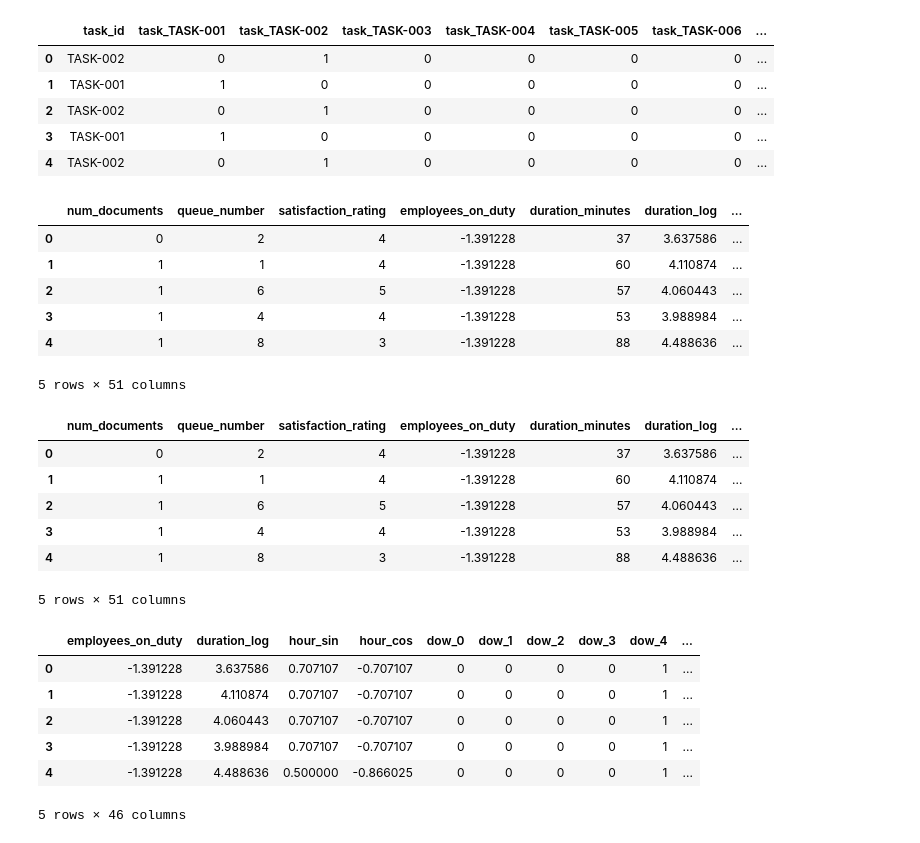
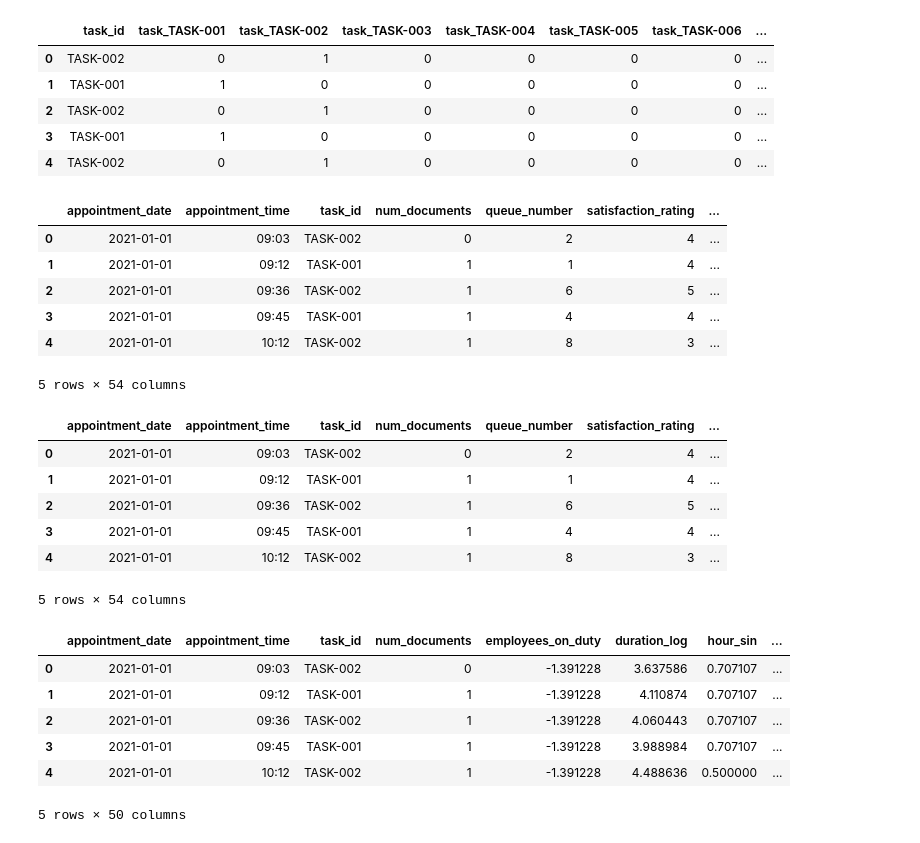
Before and after one commit to nithilanimraka/predict_smartgov_ml, a Jupyter notebook: feature_encoding.ipynb, the cells around one changed output. Drawn from its saved outputs; the diff is of its cells as text; code cells hidden in the pictures.

Commit message:
changes to get time series accuracy r2

```diff
--- a/feature_encoding.ipynb
+++ b/feature_encoding.ipynb
@@ -287,37 +441,37 @@ df.filter(regex=r'^task_').head()
 | 3 | TASK-001 | 1 | 0 | 0 | 0 | 0 | 0 | ... |
 | 4 | TASK-002 | 0 | 1 | 0 | 0 | 0 | 0 | ... |
 # %%
-df_encoded= df.drop(columns=["task_id", "booking_date", "appointment_date", "appointment_time", "appointment_date_parsed"])
+df_encoded= df.drop(columns=["booking_date", "appointment_date_parsed"])
 df_encoded.head()
 # %% [output]
-|  | num_documents | queue_number | satisfaction_rating | employees_on_duty | duration_minutes | duration_log | ... |
-| 0 | 0 | 2 | 4 | -1.391228 | 37 | 3.637586 | ... |
-| 1 | 1 | 1 | 4 | -1.391228 | 60 | 4.110874 | ... |
-| 2 | 1 | 6 | 5 | -1.391228 | 57 | 4.060443 | ... |
-| 3 | 1 | 4 | 4 | -1.391228 | 53 | 3.988984 | ... |
-| 4 | 1 | 8 | 3 | -1.391228 | 88 | 4.488636 | ... |
+|  | appointment_date | appointment_time | task_id | num_documents | queue_number | satisfaction_rating | ... |
+| 0 | 2021-01-01 | 09:03 | TASK-002 | 0 | 2 | 4 | ... |
+| 1 | 2021-01-01 | 09:12 | TASK-001 | 1 | 1 | 4 | ... |
+| 2 | 2021-01-01 | 09:36 | TASK-002 | 1 | 6 | 5 | ... |
+| 3 | 2021-01-01 | 09:45 | TASK-001 | 1 | 4 | 4 | ... |
+| 4 | 2021-01-01 | 10:12 | TASK-002 | 1 | 8 | 3 | ... |
-5 rows × 51 columns
+5 rows × 54 columns
 # %%
 df_encoded.to_csv('data/processed/bookings_Encoded.csv', index=False)
 df_encoded.head()
 # %% [output]
-|  | num_documents | queue_number | satisfaction_rating | employees_on_duty | duration_minutes | duration_log | ... |
-| 0 | 0 | 2 | 4 | -1.391228 | 37 | 3.637586 | ... |
-| 1 | 1 | 1 | 4 | -1.391228 | 60 | 4.110874 | ... |
-| 2 | 1 | 6 | 5 | -1.391228 | 57 | 4.060443 | ... |
-| 3 | 1 | 4 | 4 | -1.391228 | 53 | 3.988984 | ... |
-| 4 | 1 | 8 | 3 | -1.391228 | 88 | 4.488636 | ... |
+|  | appointment_date | appointment_time | task_id | num_documents | queue_number | satisfaction_rating | ... |
+| 0 | 2021-01-01 | 09:03 | TASK-002 | 0 | 2 | 4 | ... |
+| 1 | 2021-01-01 | 09:12 | TASK-001 | 1 | 1 | 4 | ... |
+| 2 | 2021-01-01 | 09:36 | TASK-002 | 1 | 6 | 5 | ... |
+| 3 | 2021-01-01 | 09:45 | TASK-001 | 1 | 4 | 4 | ... |
+| 4 | 2021-01-01 | 10:12 | TASK-002 | 1 | 8 | 3 | ... |
-5 rows × 51 columns
+5 rows × 54 columns
 # %%
-df_preprocessed= df_encoded.drop(columns=["num_documents", "queue_number", "satisfaction_rating", "duration_minutes", "month"])
+df_preprocessed= df_encoded.drop(columns=["queue_number", "satisfaction_rating", "duration_minutes", "month"])
 
 df_preprocessed.to_csv('data/processed/bookings_PreProcessed.csv', index=False)
 df_preprocessed.head()
 # %% [output]
-|  | employees_on_duty | duration_log | hour_sin | hour_cos | dow_0 | dow_1 | dow_2 | dow_3 | dow_4 | ... |
-| 0 | -1.391228 | 3.637586 | 0.707107 | -0.707107 | 0 | 0 | 0 | 0 | 1 | ... |
-| 1 | -1.391228 | 4.110874 | 0.707107 | -0.707107 | 0 | 0 | 0 | 0 | 1 | ... |
-| 2 | -1.391228 | 4.060443 | 0.707107 | -0.707107 | 0 | 0 | 0 | 0 | 1 | ... |
-| 3 | -1.391228 | 3.988984 | 0.707107 | -0.707107 | 0 | 0 | 0 | 0 | 1 | ... |
-| 4 | -1.391228 | 4.488636 | 0.500000 | -0.866025 | 0 | 0 | 0 | 0 | 1 | ... |
+|  | appointment_date | appointment_time | task_id | num_documents | employees_on_duty | duration_log | hour_sin | ... |
+| 0 | 2021-01-01 | 09:03 | TASK-002 | 0 | -1.391228 | 3.637586 | 0.707107 | ... |
+| 1 | 2021-01-01 | 09:12 | TASK-001 | 1 | -1.391228 | 4.110874 | 0.707107 | ... |
+| 2 | 2021-01-01 | 09:36 | TASK-002 | 1 | -1.391228 | 4.060443 | 0.707107 | ... |
+| 3 | 2021-01-01 | 09:45 | TASK-001 | 1 | -1.391228 | 3.988984 | 0.707107 | ... |
+| 4 | 2021-01-01 | 10:12 | TASK-002 | 1 | -1.391228 | 4.488636 | 0.500000 | ... |
-5 rows × 46 columns
+5 rows × 50 columns
```
Also changed, not shown: parts of 3 cells of this notebook, 15 other files.
